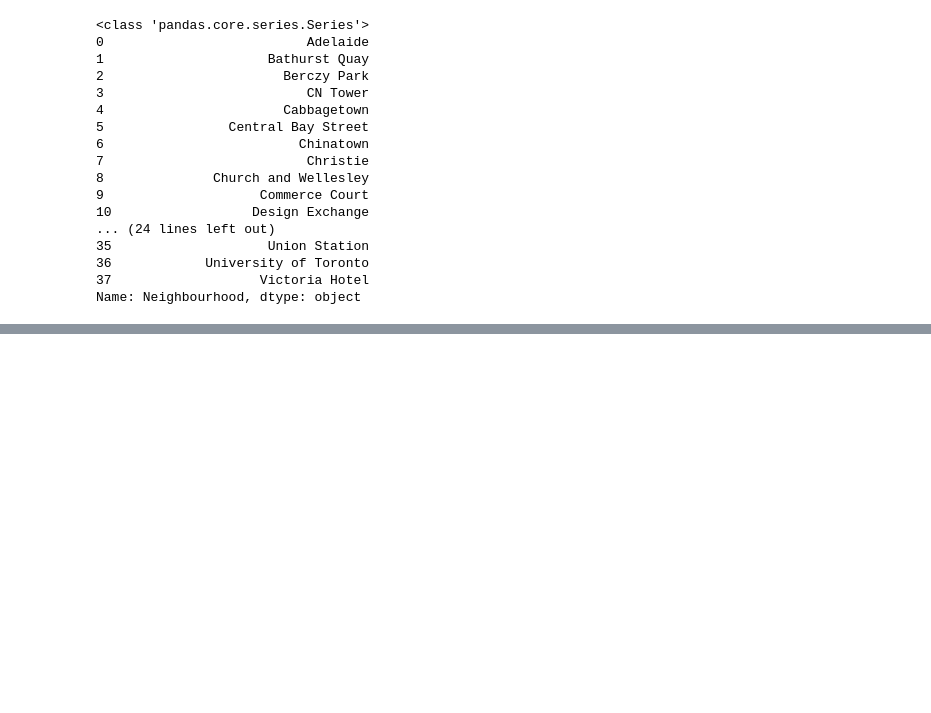
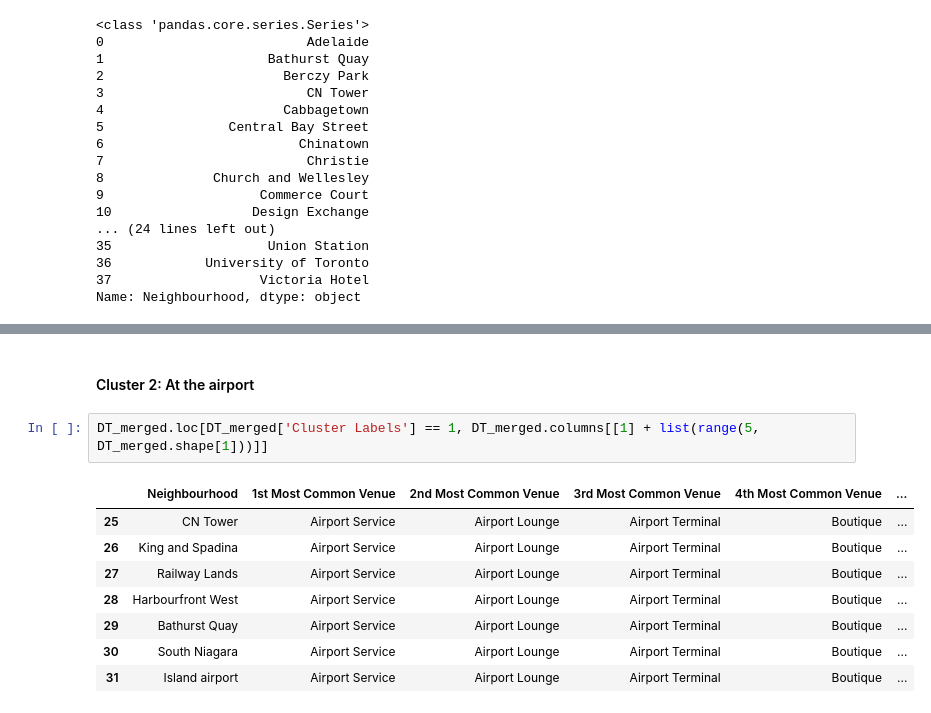
Before and after one commit to YannickAdolf/Coursera_Capstone-1, a Jupyter notebook: week 3 submit 3.ipynb, the cells around one changed output, grey strips where cells are left out. Drawn from its saved outputs; the diff is of its cells as text; blank space fills up the shorter version.

```diff
--- a/week 3 submit 3.ipynb
+++ b/week 3 submit 3.ipynb
@@ -622,0 +769,13 @@ NameError: name 'np' is not defined
+# %% [markdown]
+#### Cluster 2: At the airport
+# %%
+DT_merged.loc[DT_merged['Cluster Labels'] == 1, DT_merged.columns[[1] + list(range(5, DT_merged.shape[1]))]]
+# %% [output]
+|  | Neighbourhood | 1st Most Common Venue | 2nd Most Common Venue | 3rd Most Common Venue | 4th Most Common Venue | ... |
+| 25 | CN Tower | Airport Service | Airport Lounge | Airport Terminal | Boutique | ... |
+| 26 | King and Spadina | Airport Service | Airport Lounge | Airport Terminal | Boutique | ... |
+| 27 | Railway Lands | Airport Service | Airport Lounge | Airport Terminal | Boutique | ... |
+| 28 | Harbourfront West | Airport Service | Airport Lounge | Airport Terminal | Boutique | ... |
+| 29 | Bathurst Quay | Airport Service | Airport Lounge | Airport Terminal | Boutique | ... |
+| 30 | South Niagara | Airport Service | Airport Lounge | Airport Terminal | Boutique | ... |
+| 31 | Island airport | Airport Service | Airport Lounge | Airport Terminal | Boutique | ... |
```
Also changed, not shown: parts of 52 cells of this notebook.
